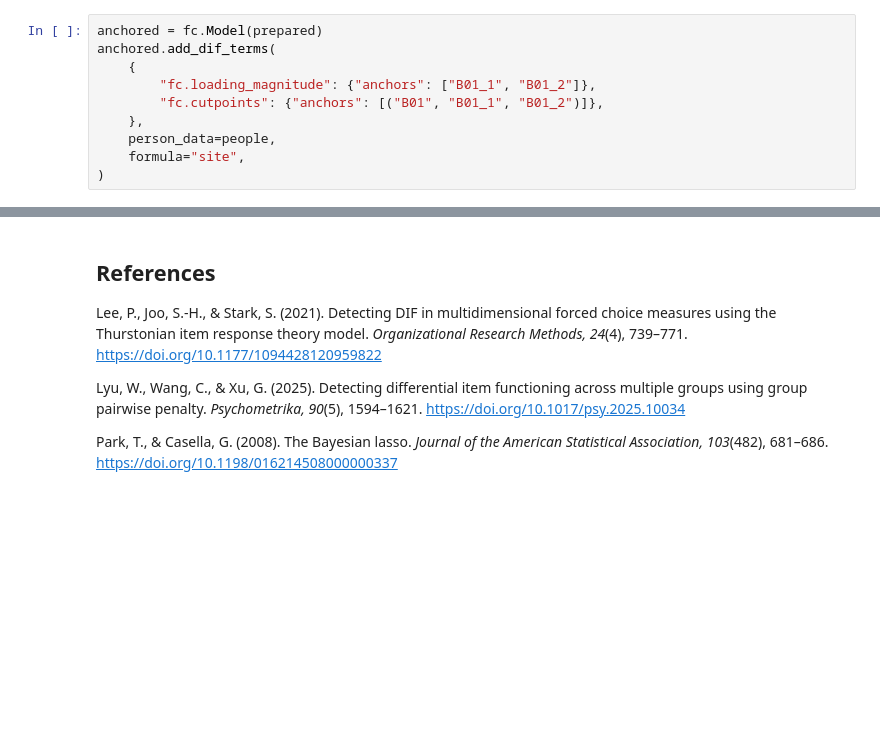
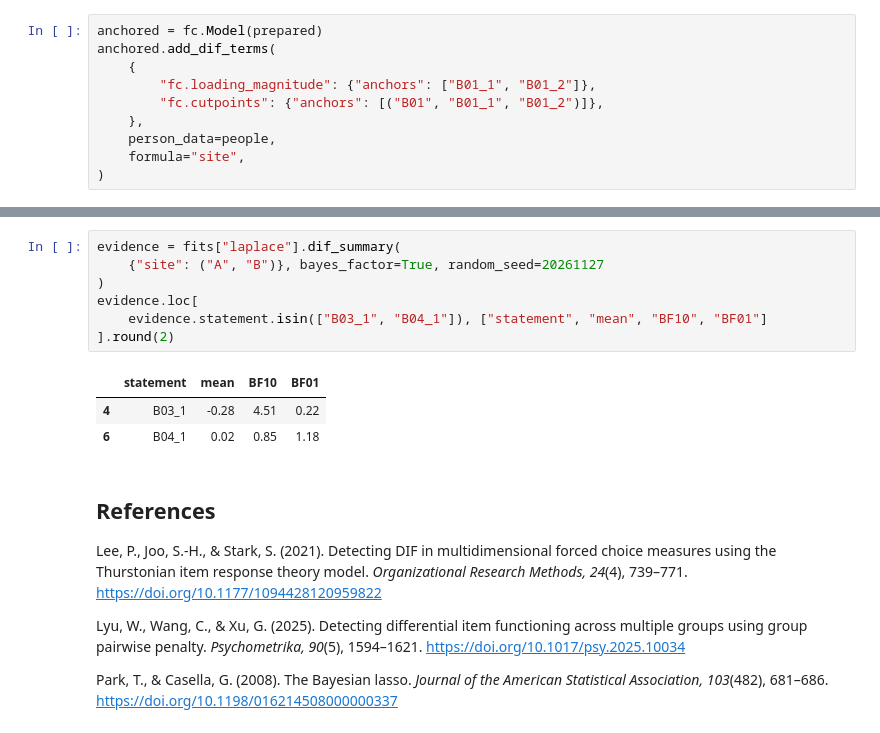
Before and after one commit to qipengchen/pyfcirt, a Jupyter notebook: docs/tutorials/tirt_dif.ipynb, the cells around one changed output, grey strips where cells are left out. Saved outputs shown, nothing was run; the diff lists cells and outputs as text; blank space fills up the shorter version.

Commit message:
Report parameter-level Bayes factors for TIRT DIF

```diff
--- a/docs/tutorials/tirt_dif.ipynb
+++ b/docs/tutorials/tirt_dif.ipynb
@@ -237,3 +241,14 @@ anchored.add_dif_terms(
+# %%
+evidence = fits["laplace"].dif_summary(
+    {"site": ("A", "B")}, bayes_factor=True, random_seed=20261127
+)
+evidence.loc[
+    evidence.statement.isin(["B03_1", "B04_1"]), ["statement", "mean", "BF10", "BF01"]
+].round(2)
+# %% [output]
+|  | statement | mean | BF10 | BF01 |
+| 4 | B03_1 | -0.28 | 4.51 | 0.22 |
+| 6 | B04_1 | 0.02 | 0.85 | 1.18 |
 # %% [markdown]
 ## References
 
```
Also changed, not shown: parts of 1 cell of this notebook, 11 other files.
